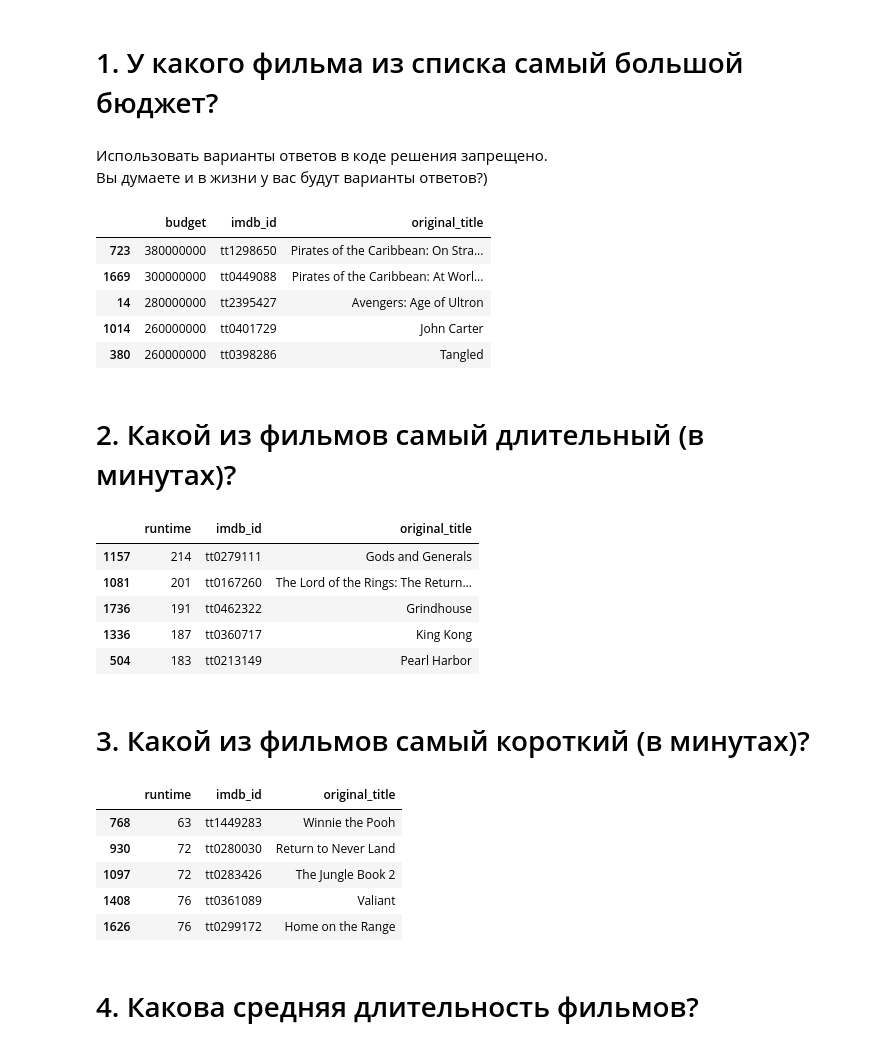
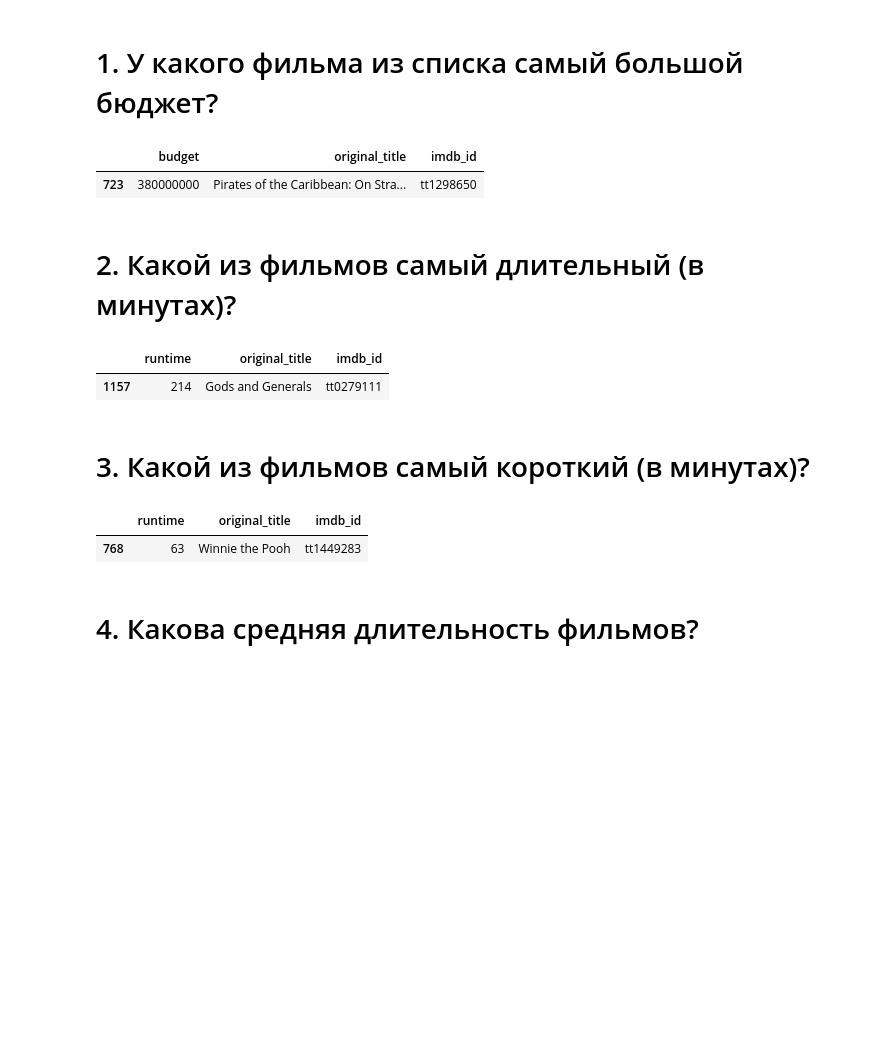
Before and after one commit to sau114/skillfactory_rds, a Jupyter notebook: module_1/Movies_IMBD_v4.1.ipynb, the cells around one changed output. Saved outputs shown, nothing was run; the diff lists cells and outputs as text; code cells hidden in the pictures; blank space fills up the shorter version.

```diff
--- a/module_1/Movies_IMBD_v4.1.ipynb
+++ b/module_1/Movies_IMBD_v4.1.ipynb
@@ -123,16 +95,7 @@ data['release_month'] = data['release_date'].map(lambda x : x.month)
 # %% [markdown]
 # 1. У какого фильма из списка самый большой бюджет?
-# %% [markdown]
-
-Использовать варианты ответов в коде решения запрещено.
-Вы думаете и в жизни у вас будут варианты ответов?)
 # %%
-# тут пишем ваш код для решения данного вопроса:
-data[['budget', 'imdb_id', 'original_title']].sort_values(by='budget', ascending = False).head(1)
+data[['budget', 'original_title', 'imdb_id']].sort_values(by='budget', ascending = False).head(1)
 # %% [output]
-|  | budget | imdb_id | original_title |
-| 723 | 380000000 | tt1298650 | Pirates of the Caribbean: On Stra... |
-| 1669 | 300000000 | tt0449088 | Pirates of the Caribbean: At Worl... |
-| 14 | 280000000 | tt2395427 | Avengers: Age of Ultron |
-| 1014 | 260000000 | tt0401729 | John Carter |
-| 380 | 260000000 | tt0398286 | Tangled |
+|  | budget | original_title | imdb_id |
+| 723 | 380000000 | Pirates of the Caribbean: On Stra... | tt1298650 |
@@ -146,11 +104,7 @@ answers['1'] = '5. Pirates of the Caribbean: On Stranger Tides (tt1298650)'
 # %% [markdown]
 # 2. Какой из фильмов самый длительный (в минутах)?
 # %%
-data[['runtime', 'imdb_id', 'original_title']].sort_values(by='runtime', ascending = False).head()
+data[['runtime', 'original_title', 'imdb_id']].sort_values(by='runtime', ascending = False).head(1)
 # %% [output]
-|  | runtime | imdb_id | original_title |
-| 1157 | 214 | tt0279111 | Gods and Generals |
-| 1081 | 201 | tt0167260 | The Lord of the Rings: The Return... |
-| 1736 | 191 | tt0462322 | Grindhouse |
-| 1336 | 187 | tt0360717 | King Kong |
-| 504 | 183 | tt0213149 | Pearl Harbor |
+|  | runtime | original_title | imdb_id |
+| 1157 | 214 | Gods and Generals | tt0279111 |
@@ -161,14 +113,10 @@ answers['2'] = '2. Gods and Generals (tt0279111)'
 # %% [markdown]
 # 3. Какой из фильмов самый короткий (в минутах)?
 # %%
-data[['runtime', 'imdb_id', 'original_title']].sort_values(by='runtime', ascending = True).head()
+data[['runtime', 'original_title', 'imdb_id']].sort_values(by='runtime', ascending = True).head(1)
 # %% [output]
-|  | runtime | imdb_id | original_title |
-| 768 | 63 | tt1449283 | Winnie the Pooh |
-| 930 | 72 | tt0280030 | Return to Never Land |
-| 1097 | 72 | tt0283426 | The Jungle Book 2 |
-| 1408 | 76 | tt0361089 | Valiant |
-| 1626 | 76 | tt0299172 | Home on the Range |
+|  | runtime | original_title | imdb_id |
+| 768 | 63 | Winnie the Pooh | tt1449283 |
 # %%
 answers['3'] = '3. Winnie the Pooh (tt1449283)'
 # %% [markdown]
```
Also changed, not shown: parts of 49 cells of this notebook, 1 other file.
